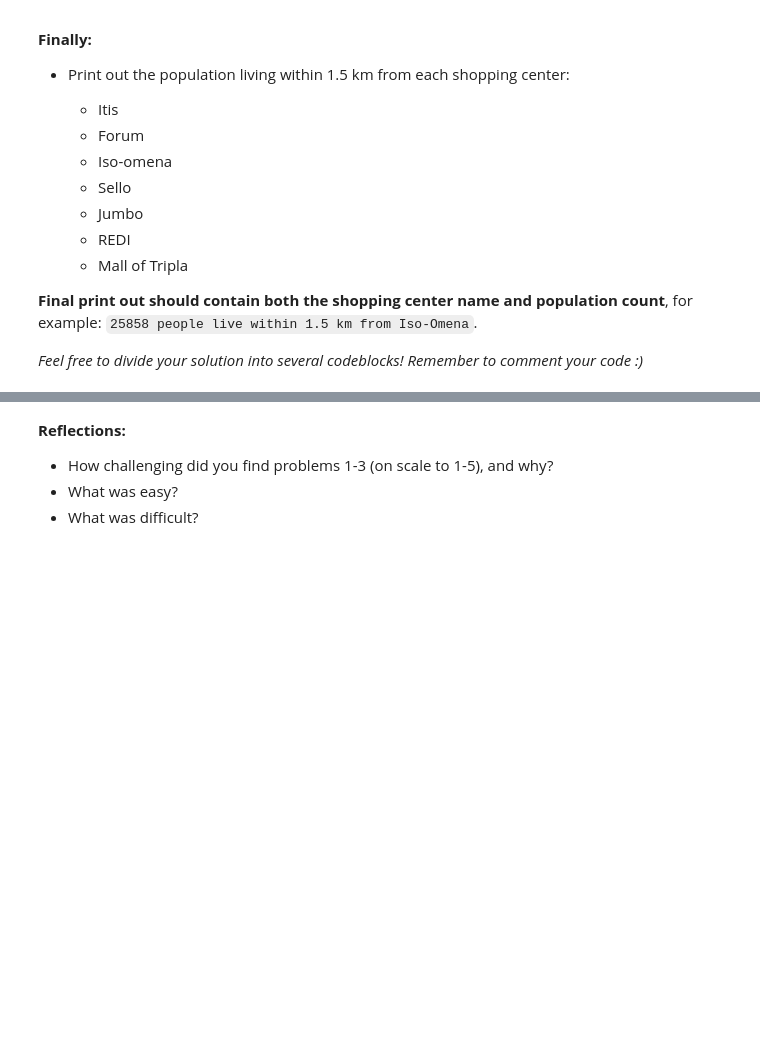
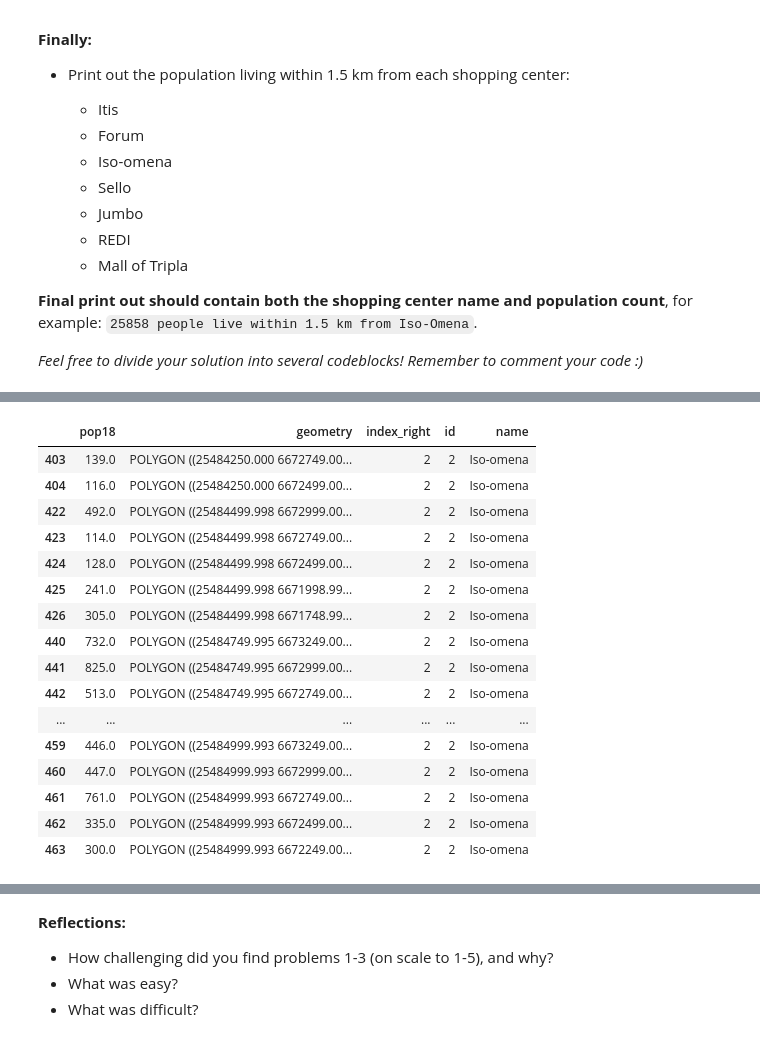
Before and after one commit to dvdov-david/gis-exercise-3-dvdov, a Jupyter notebook: Exercise-3-Problem-1-3.ipynb, the cells around one changed output, grey strips where cells are left out. Cells and saved outputs as stored; diff of their text form; code cells hidden in the pictures; blank space fills up the shorter version.

```diff
--- a/Exercise-3-Problem-1-3.ipynb
+++ b/Exercise-3-Problem-1-3.ipynb
@@ -229,0 +421,20 @@ raise NotImplementedError()
+# %%
+join_popBuffer.head(20)
+# %% [output]
+|  | pop18 | geometry | index_right | id | name |
+| 403 | 139.0 | POLYGON ((25484250.000 6672749.00... | 2 | 2 | Iso-omena |
+| 404 | 116.0 | POLYGON ((25484250.000 6672499.00... | 2 | 2 | Iso-omena |
+| 422 | 492.0 | POLYGON ((25484499.998 6672999.00... | 2 | 2 | Iso-omena |
+| 423 | 114.0 | POLYGON ((25484499.998 6672749.00... | 2 | 2 | Iso-omena |
+| 424 | 128.0 | POLYGON ((25484499.998 6672499.00... | 2 | 2 | Iso-omena |
+| 425 | 241.0 | POLYGON ((25484499.998 6671998.99... | 2 | 2 | Iso-omena |
+| 426 | 305.0 | POLYGON ((25484499.998 6671748.99... | 2 | 2 | Iso-omena |
+| 440 | 732.0 | POLYGON ((25484749.995 6673249.00... | 2 | 2 | Iso-omena |
+| 441 | 825.0 | POLYGON ((25484749.995 6672999.00... | 2 | 2 | Iso-omena |
+| 442 | 513.0 | POLYGON ((25484749.995 6672749.00... | 2 | 2 | Iso-omena |
+| ... | ... | ... | ... | ... | ... |
+| 459 | 446.0 | POLYGON ((25484999.993 6673249.00... | 2 | 2 | Iso-omena |
+| 460 | 447.0 | POLYGON ((25484999.993 6672999.00... | 2 | 2 | Iso-omena |
+| 461 | 761.0 | POLYGON ((25484999.993 6672749.00... | 2 | 2 | Iso-omena |
+| 462 | 335.0 | POLYGON ((25484999.993 6672499.00... | 2 | 2 | Iso-omena |
+| 463 | 300.0 | POLYGON ((25484999.993 6672249.00... | 2 | 2 | Iso-omena |
```
Also changed, not shown: parts of 28 cells of this notebook, 1 other file.
